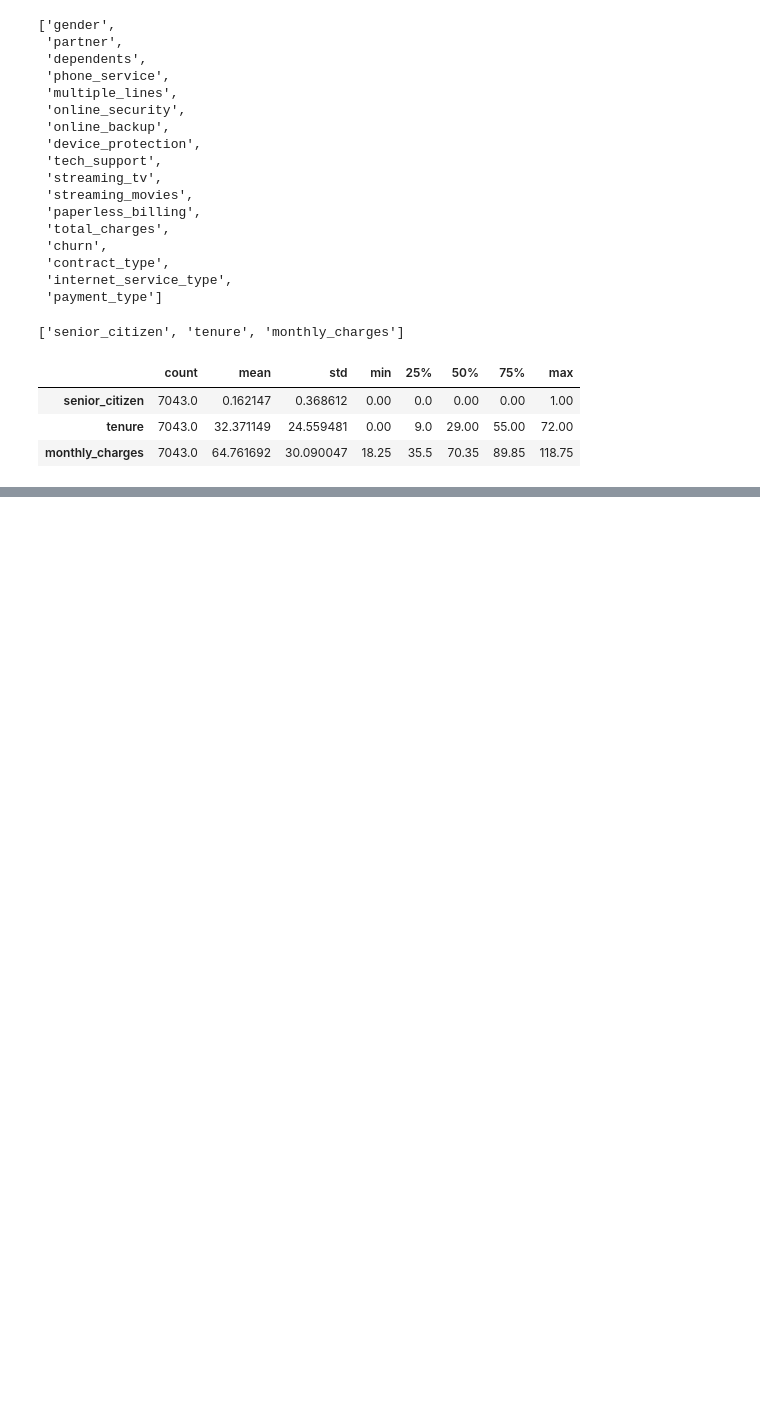
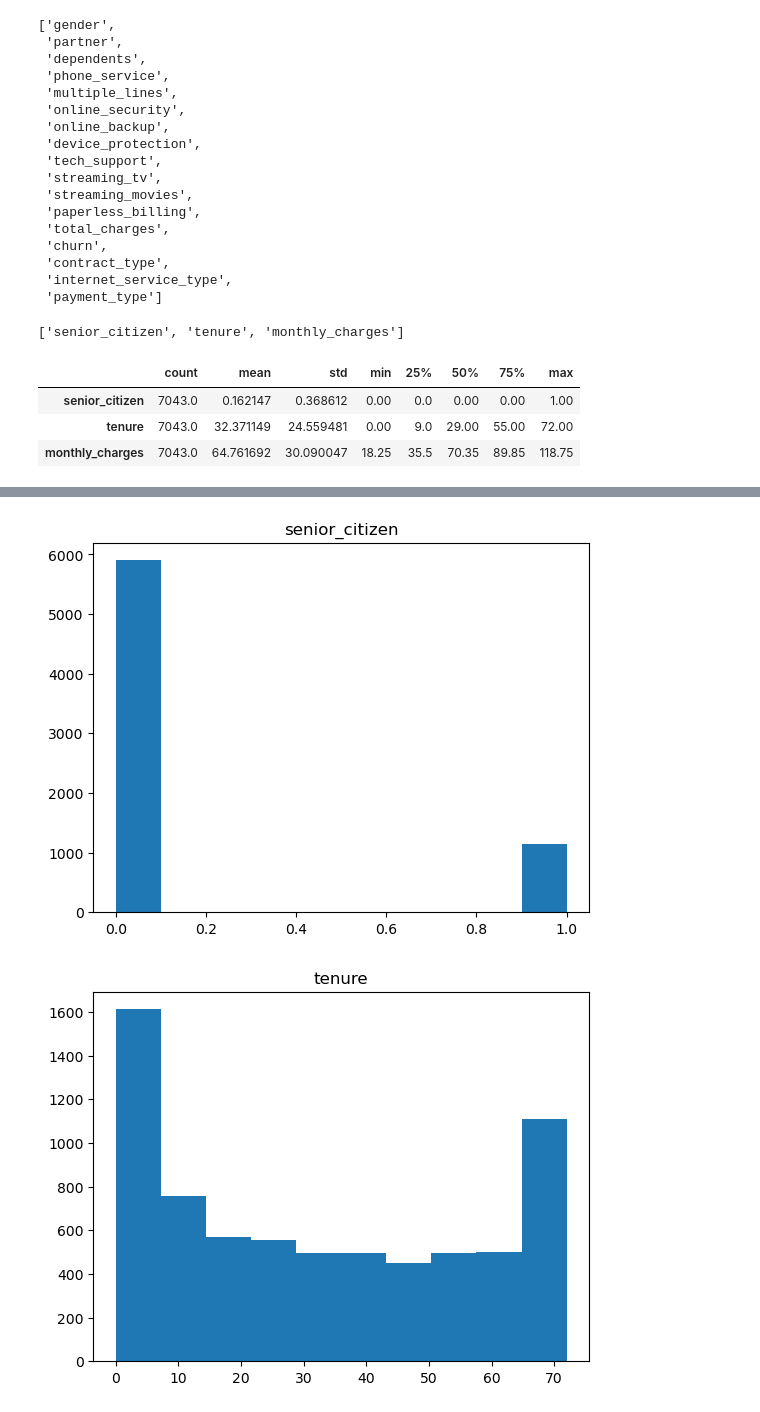
Before and after one commit to Thoai-Adam/ClassificationProject, a Jupyter notebook: acquire_and_prepare.ipynb, the cells around one changed output, grey strips where cells are left out. Drawn from its saved outputs; the diff is of its cells as text; code cells hidden in the pictures; blank space fills up the shorter version.

```diff
--- a/acquire_and_prepare.ipynb
+++ b/acquire_and_prepare.ipynb
@@ -225,0 +289,12 @@ List steps taken to clean your data here. In particular call out how you handle
+# %%
+#this function is to plot all columns with numeric values
+#since float64 and int64 are not object, i was able to use that to create a plot
+num_cols = df.columns[[df[col].dtype != 'object' for col in df.columns]]
+
+for col in num_cols:
+    plt.hist(df[col])
+    plt.title(col)
+    plt.show()
+# %% [output]
+[figure, added]
+[figure, added]
```
Also changed, not shown: parts of 29 cells of this notebook, 2 other files.
